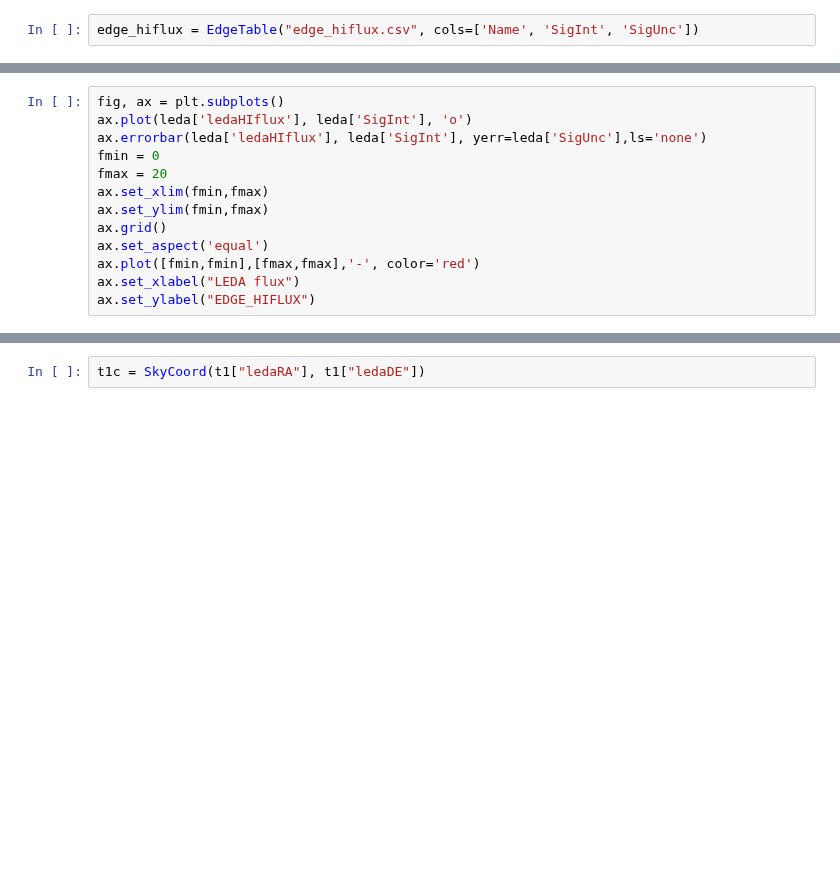
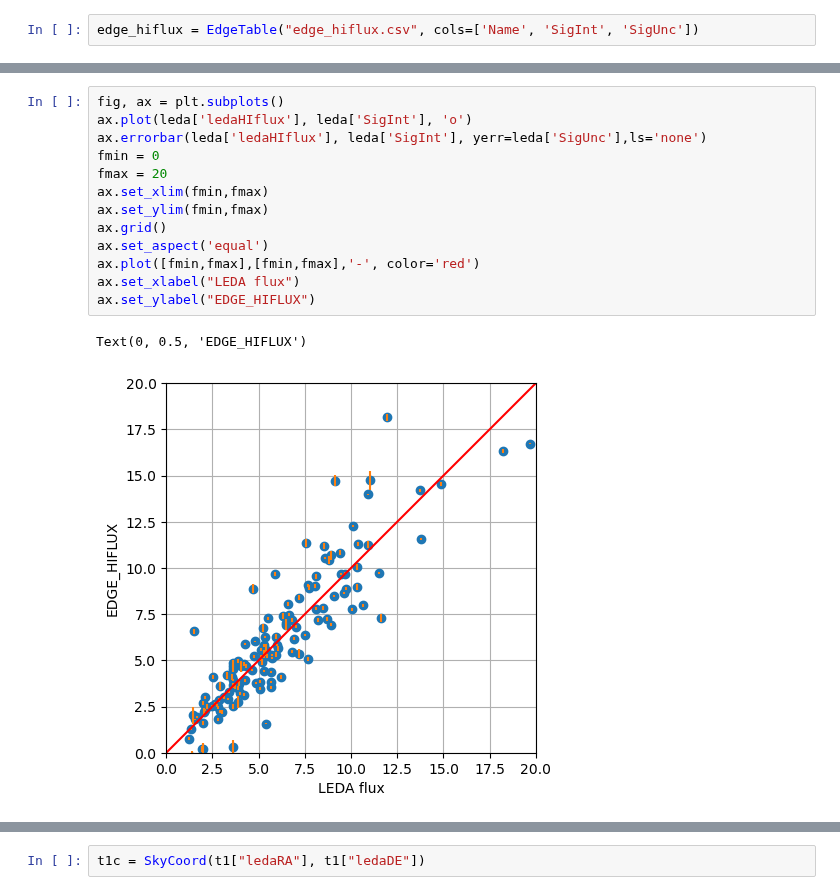
Before and after one commit to teuben/GBT-EDGE-HI, a Jupyter notebook: gals/hi_surveys.ipynb, the cells around one changed output, grey strips where cells are left out. Cells and saved outputs as stored; diff of their text form; blank space fills up the shorter version.

```diff
--- a/gals/hi_surveys.ipynb
+++ b/gals/hi_surveys.ipynb
@@ -90,16 +257,19 @@ print(leda)
 # %%
 fig, ax = plt.subplots()
 ax.plot(leda['ledaHIflux'], leda['SigInt'], 'o')
 ax.errorbar(leda['ledaHIflux'], leda['SigInt'], yerr=leda['SigUnc'],ls='none')
 fmin = 0
 fmax = 20
 ax.set_xlim(fmin,fmax)
 ax.set_ylim(fmin,fmax)
 ax.grid()
 ax.set_aspect('equal')
-ax.plot([fmin,fmin],[fmax,fmax],'-', color='red')
+ax.plot([fmin,fmax],[fmin,fmax],'-', color='red')
 ax.set_xlabel("LEDA flux")
 ax.set_ylabel("EDGE_HIFLUX")
+# %% [output]
+Text(0, 0.5, 'EDGE_HIFLUX')
+[figure, added]
 # %% [markdown]
 # Cross matching catalogs
 
```
Also changed, not shown: parts of 65 cells of this notebook.
